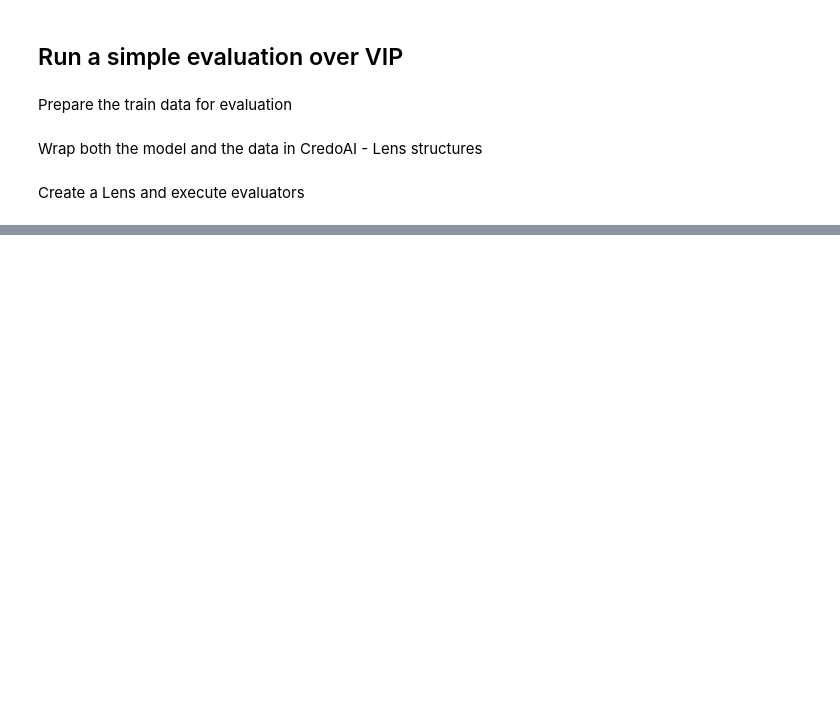
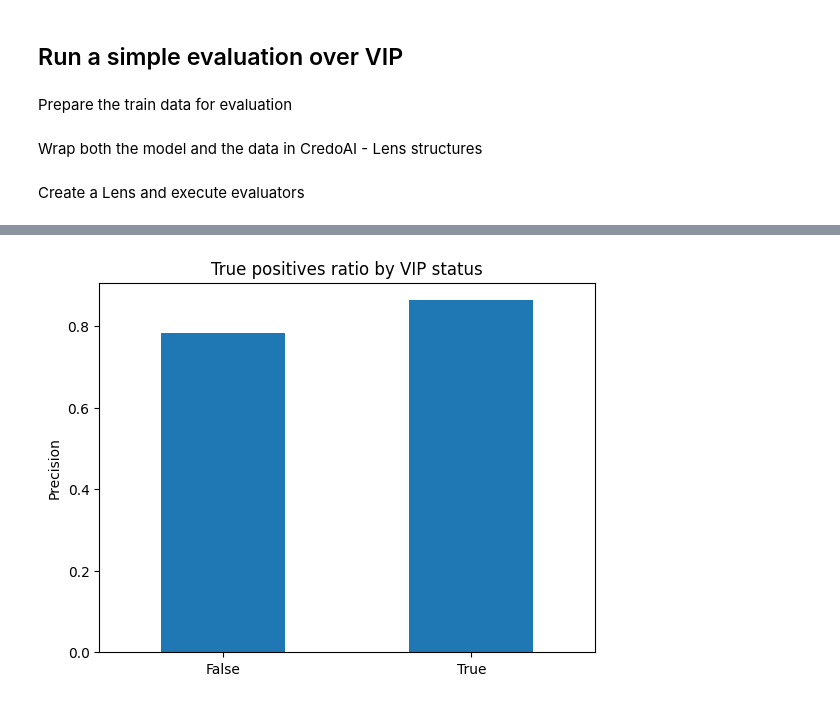
Before and after one commit to PIWEEK/ethicai, a Jupyter notebook: Spaceship Titanic/Spaceship_Titanic_assess.ipynb, the cells around one changed output, grey strips where cells are left out. Drawn from its saved outputs; the diff is of its cells as text; code cells hidden in the pictures; blank space fills up the shorter version.

```diff
--- a/Spaceship Titanic/Spaceship_Titanic_assess.ipynb
+++ b/Spaceship Titanic/Spaceship_Titanic_assess.ipynb
@@ -143,0 +162,10 @@ display(fairness_results['results'][1])
+# %%
+graph2 = disaggr2[['VIP', 'value']] \
+                  .head(10) \
+                  .rename(columns={'value': 'Precision'})
+
+plot2 = graph2.plot.bar(ylabel='Precision', legend=False, title='True positives ratio by VIP status')
+plot2.set_xticklabels(graph2.VIP, rotation=0)
+None
+# %% [output]
+[figure, added]
```
Also changed, not shown: parts of 7 cells of this notebook.
